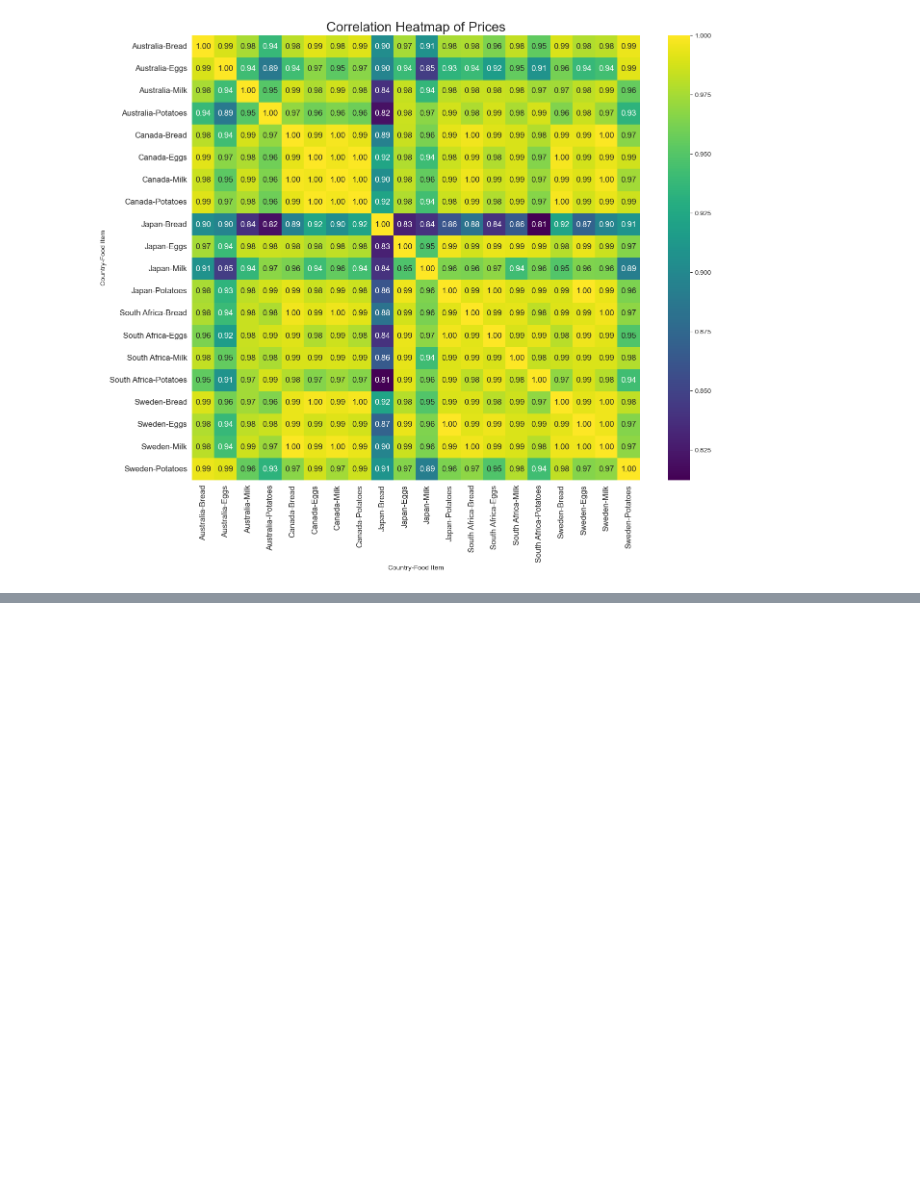
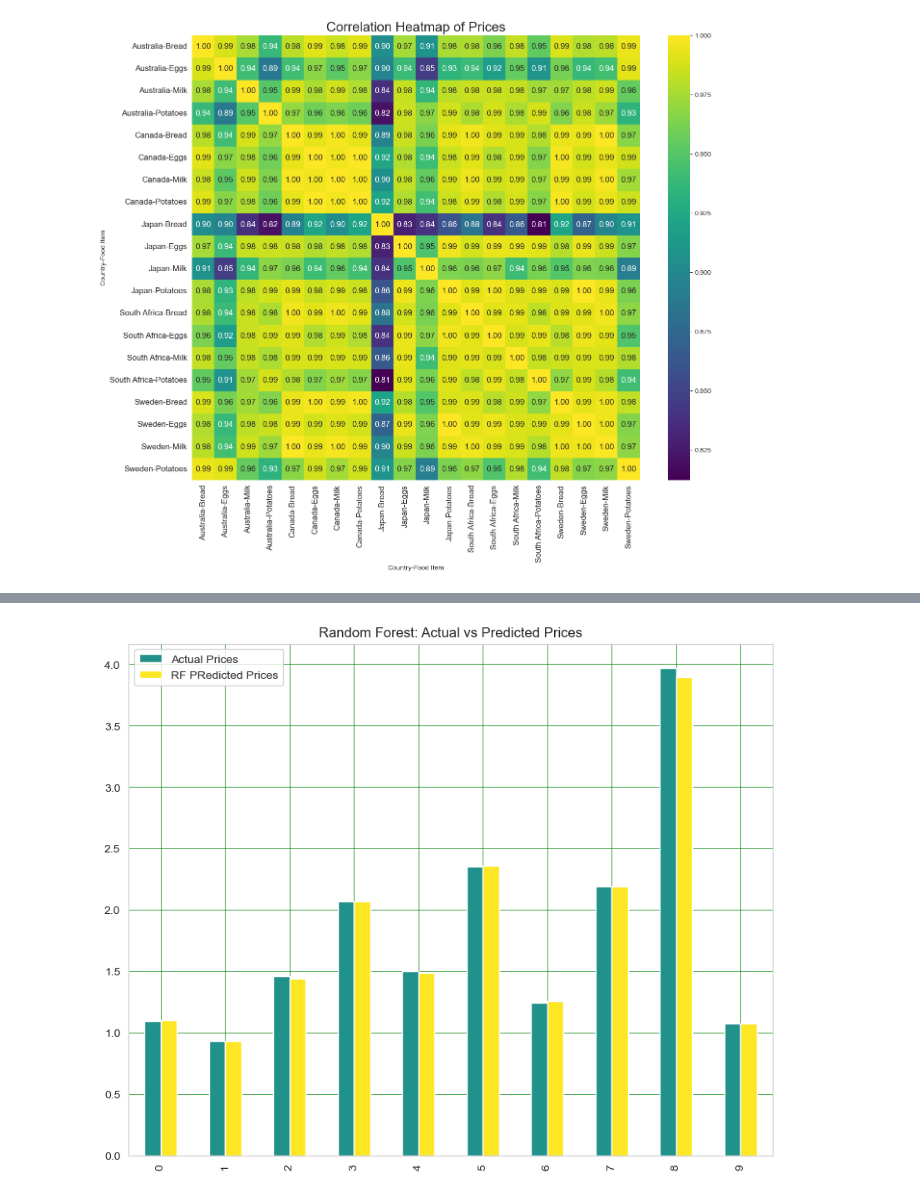
Before and after one commit to mulletolog/DataSense, a Jupyter notebook: Vital_Food_Costs/VFCmain.ipynb, the cells around one changed output, grey strips where cells are left out. Drawn from its saved outputs; the diff is of its cells as text; code cells hidden in the pictures; blank space fills up the shorter version.

```diff
--- a/Vital_Food_Costs/VFCmain.ipynb
+++ b/Vital_Food_Costs/VFCmain.ipynb
@@ -262,0 +231,2 @@ best_rf = RandomForestRegressor(
+# %%
+rf = RandomForestRegressor(n_estimators=200, max_depth=None, min_samples_split=2, min_samples_leaf=1, random_state=42)
@@ -262,0 +246,4 @@ best_rf = RandomForestRegressor(
+# %%
+random_search.fit(df_preprocessed_train, df_train_target)
+
+print('Best parameters:', random_search.best_params_)
@@ -306,0 +330,3 @@ plt.show()
+# %%
+rf_predicted_prices = best_rf.predict(random_samples)
+nn_predicted_prices = model.predict(random_samples).flatten()
@@ -306,0 +335,3 @@ plt.show()
+# %%
+comparison_df_rf = pd.DataFrame(data={'Actual Prices': random_targets,'RF PRedicted Prices': rf_predicted_prices})
+comparison_df_nn = pd.DataFrame(data={'Actual Prices': random_targets,'NN PRedicted Prices': rf_predicted_prices})
@@ -306,0 +340,8 @@ plt.show()
+# %%
+comparison_df_rf.plot(kind='bar',figsize=(10,8), color=colors)
+plt.grid(which='major', linestyle='-', linewidth='0.5', color='green')
+plt.grid(which='minor', linestyle=':', linewidth='0.5', color='black')
+plt.title('Random Forest: Actual vs Predicted Prices')
+plt.show()
+# %% [output]
+[figure, added]
```
Also changed, not shown: parts of 28 cells of this notebook, 1 other file.
